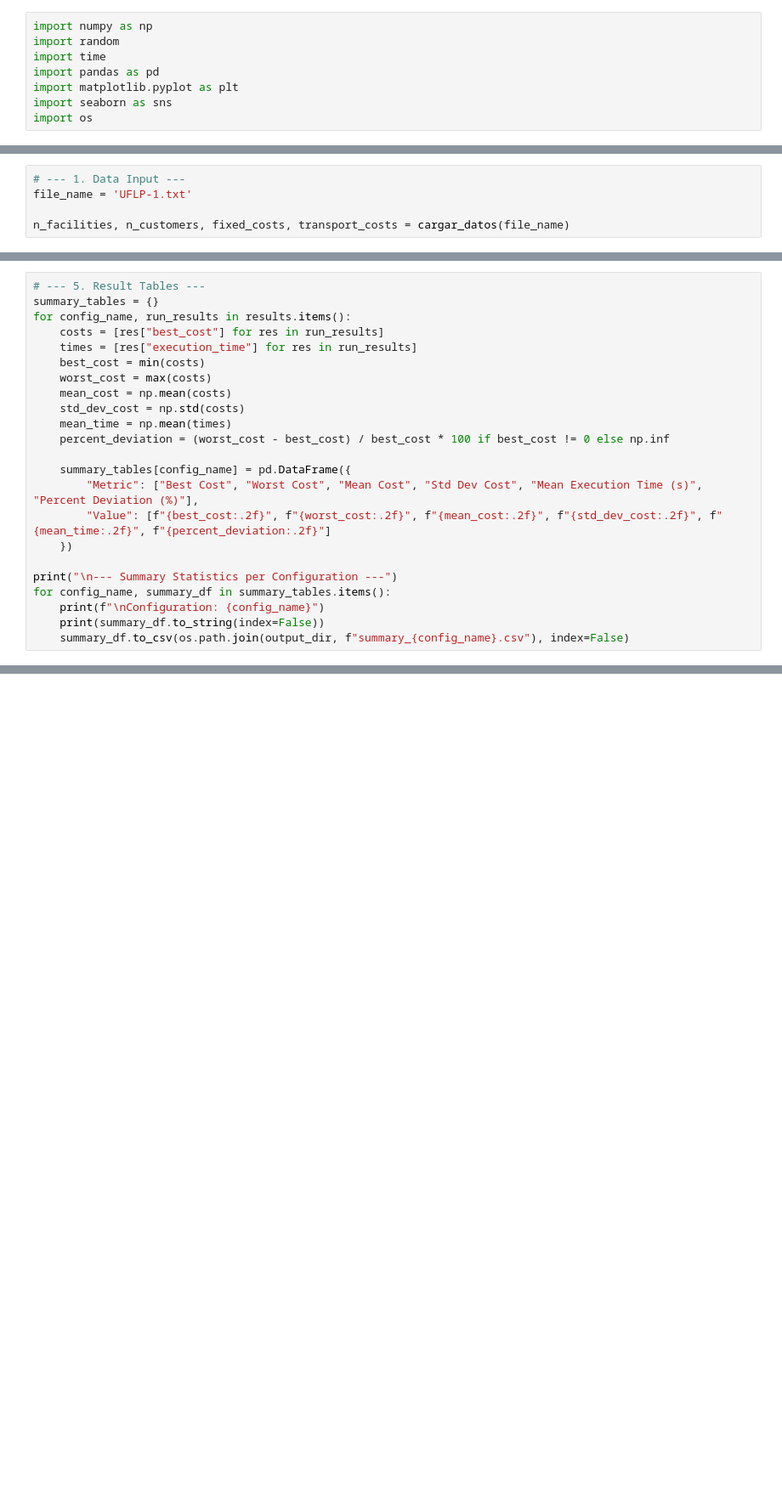
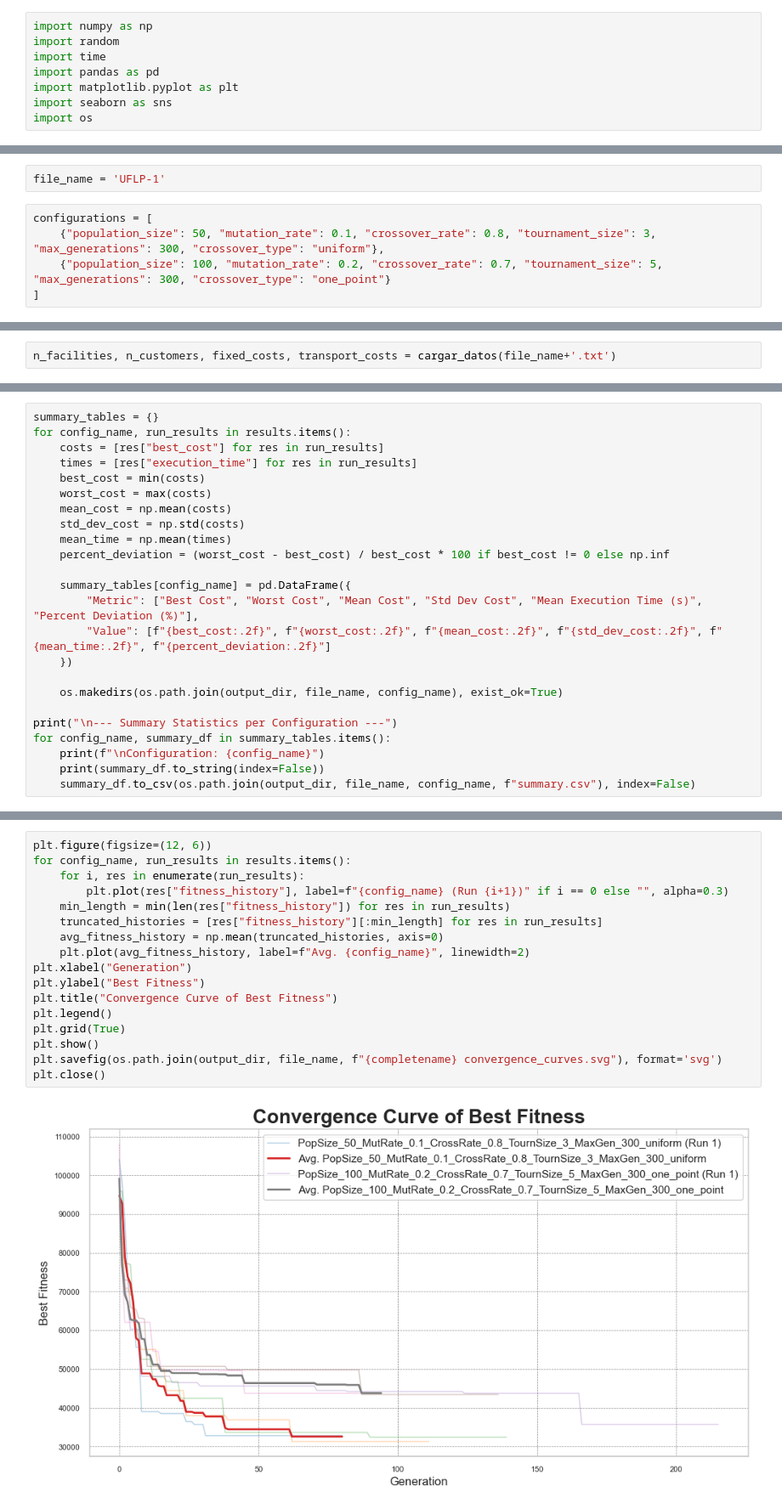
Before and after one commit to heritaco/Advanced-Optimization, a Jupyter notebook: 13-Genetic-Algorithm/01-GA.ipynb, the cells around one changed output, grey strips where cells are left out. Shown: that part at 85% size. Cells and saved outputs as stored; diff of their text form; blank space fills up the shorter version.

```diff
--- a/13-Genetic-Algorithm/01-GA.ipynb
+++ b/13-Genetic-Algorithm/01-GA.ipynb
@@ -230,7 +248,9 @@ class UFLP_GA:
         end_time = time.time()
         return self.best_solution, self.best_fitness, self.fitness_history, end_time - start_time, self.generation + 1
 # %%
-# --- 1. Data Input ---
-file_name = 'UFLP-1.txt'
-
-n_facilities, n_customers, fixed_costs, transport_costs = cargar_datos(file_name)
+file_name = 'UFLP-1'
+# %%
+configurations = [
+    {"population_size": 50, "mutation_rate": 0.1, "crossover_rate": 0.8, "tournament_size": 3, "max_generations": 300, "crossover_type": "uniform"},
+    {"population_size": 100, "mutation_rate": 0.2, "crossover_rate": 0.7, "tournament_size": 5, "max_generations": 300, "crossover_type": "one_point"}
+]
@@ -237 +263,3 @@ n_facilities, n_customers, fixed_costs, transport_costs = cargar_datos(file_name
+# %%
+n_facilities, n_customers, fixed_costs, transport_costs = cargar_datos(file_name+'.txt')
 # %%
@@ -292,5 +313,4 @@ Run 3/3: Best Cost = 39326.00, Time = 24.06s, Generations = 150
 # %%
-# --- 5. Result Tables ---
 summary_tables = {}
 for config_name, run_results in results.items():
     costs = [res["best_cost"] for res in run_results]
@@ -307,11 +327,13 @@ for config_name, run_results in results.items():
         "Value": [f"{best_cost:.2f}", f"{worst_cost:.2f}", f"{mean_cost:.2f}", f"{std_dev_cost:.2f}", f"{mean_time:.2f}", f"{percent_deviation:.2f}"]
     })
 
+    os.makedirs(os.path.join(output_dir, file_name, config_name), exist_ok=True)
+
 print("\n--- Summary Statistics per Configuration ---")
 for config_name, summary_df in summary_tables.items():
     print(f"\nConfiguration: {config_name}")
     print(summary_df.to_string(index=False))
-    summary_df.to_csv(os.path.join(output_dir, f"summary_{config_name}.csv"), index=False)
+    summary_df.to_csv(os.path.join(output_dir, file_name, config_name, f"summary.csv"), index=False)
 # %% [output]
 --- Summary Statistics per Configuration ---
 
@@ -354 +382,20 @@ plt.close()
+# %%
+plt.figure(figsize=(12, 6))
+for config_name, run_results in results.items():
+    for i, res in enumerate(run_results):
+        plt.plot(res["fitness_history"], label=f"{config_name} (Run {i+1})" if i == 0 else "", alpha=0.3)
+    min_length = min(len(res["fitness_history"]) for res in run_results)
+    truncated_histories = [res["fitness_history"][:min_length] for res in run_results]
+    avg_fitness_history = np.mean(truncated_histories, axis=0)
+    plt.plot(avg_fitness_history, label=f"Avg. {config_name}", linewidth=2)
+plt.xlabel("Generation")
+plt.ylabel("Best Fitness")
+plt.title("Convergence Curve of Best Fitness")
+plt.legend()
+plt.grid(True)
+plt.show()
+plt.savefig(os.path.join(output_dir, file_name, f"{completename} convergence_curves.svg"), format='svg')
+plt.close()
+# %% [output]
+[figure, added]
 # %%
```
Also changed, not shown: parts of 9 cells of this notebook, 21 other files.
